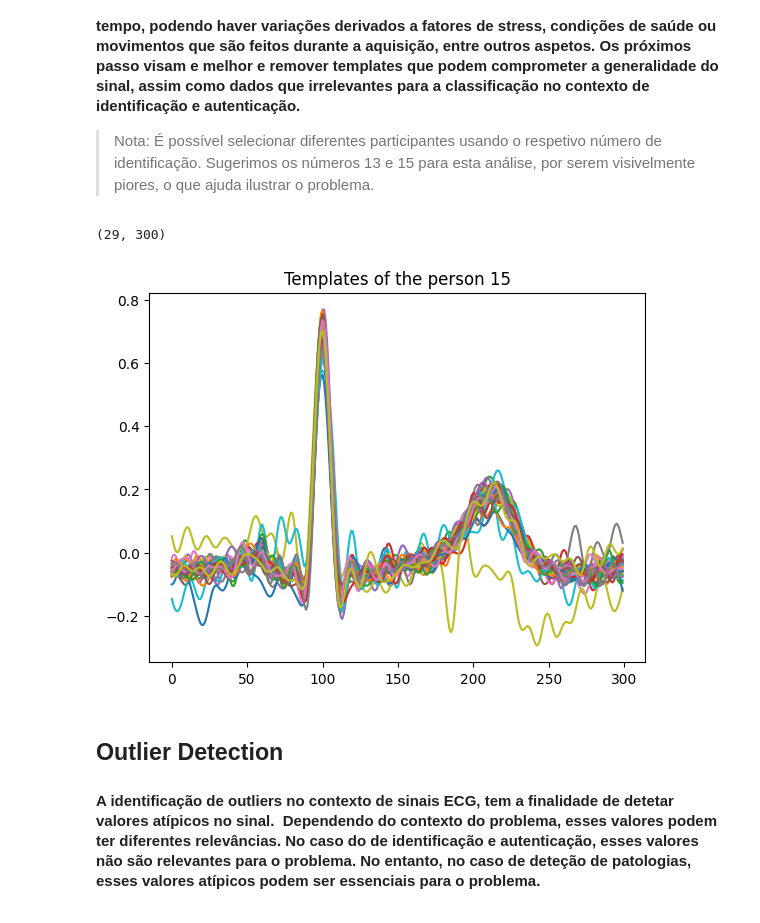
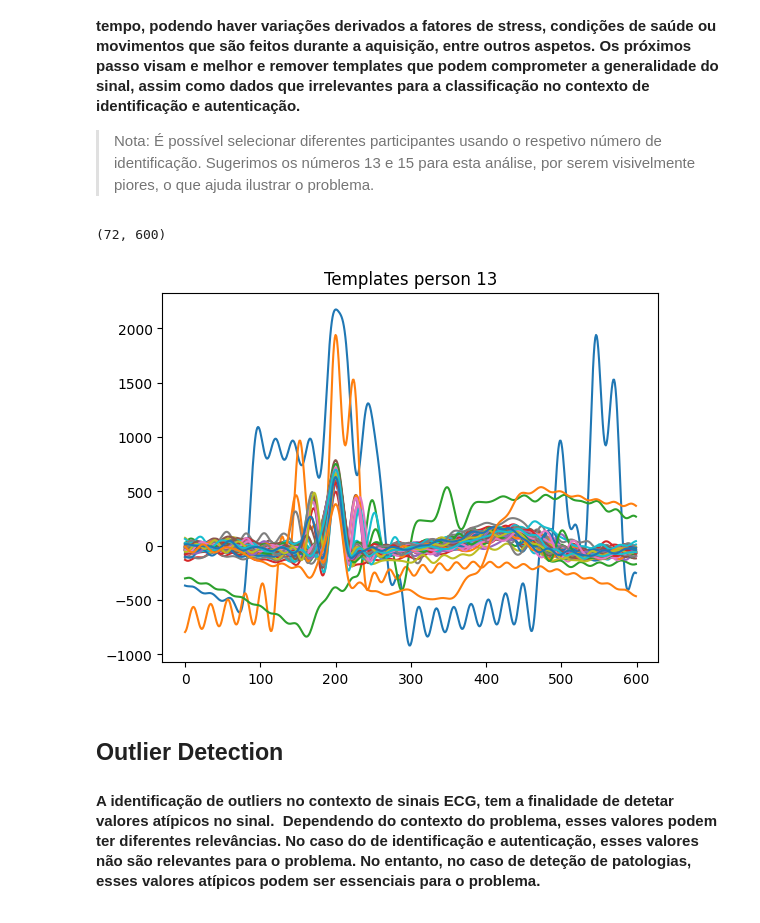
Before and after one commit to AnaSofOliveira/SB2425, a Jupyter notebook: src/TP1/ecg/ecg.ipynb, the cells around one changed output. Saved outputs shown, nothing was run; the diff lists cells and outputs as text; code cells hidden in the pictures.

```diff
--- a/src/TP1/ecg/ecg.ipynb
+++ b/src/TP1/ecg/ecg.ipynb
@@ -74,7 +75,7 @@ from imblearn.under_sampling import RandomUnderSampler
 # %% [markdown]
 #### Funções Auxiliares para a leitura dos dados da PhysioNet , é possível definir o caminho para a pasta do respetivo conjunto de dados ou limitar o número de pessoas e records a ser utilizado. Pensando no conjunto de treino e teste do sistema, os dados foram divididos por registos, assegurando uma maior generalização dos dados. Como o sinal ECG tende a ser repetitivo ao longo do tempo. No entanto, diferenças significativas podem surgir entre registos dos mesmos indivíduos se forem captados em dias diferentes. Deforma a garantir essa generalização, os dados foram separados numa proporção de 50/50, com base no número de registos de cada indivíduo.
 # %%
-dataset_path = "../../data/ecg_id" # path to the dataset
+dataset_path = "./data/ecg_id" # path to the dataset
 person_path = '{}/Person_{:02}'
 record_path = '{}/rec_{}'
 numb_persons = 90
@@ -118,7 +119,7 @@ fs = fields['fs'] # frequency
 
 #### Funções Auxiliares para a leitura dos dados dos alunos, é possível definir o caminho para a pasta do respetivo conjunto de dados ou limitar o número de pessoas e records a ser utilizado. Pensando no conjunto de treino e teste do sistema, os dados foram divididos por dois registos feitos em dias distintos. Para aumentar o desafio deste conjunto de dados, há também alunos com apenas um registo disponível, acrescentando uma generalidades dos dados.
 # %%
-dataset_path = "../../data/SB_ECGDatabase_0{}" # path to the dataset
+dataset_path = "./data/SB_ECGDatabase_0{}" # path to the dataset
 
 def load_data(dataset_path):
     records = listdir(dataset_path)
@@ -238,17 +239,17 @@ print(table_string )
 
 > Nota: É possível selecionar diferentes participantes usando o respetivo número de identificação. Sugerimos os números 13 e 15 para esta análise, por serem visivelmente piores, o que ajuda ilustrar o problema.
 # %%
-person_number = 15 #13
+person_number = 13 #15
 templates_person = templates_tain[labels_tain == person_number]
 
 print(templates_person.shape)
 
 plt.plot(templates_person.T)
-plt.title('Templates of the person {}'.format(person_number))
+plt.title('Templates person {}'.format(person_number))
 plt.show()
 # %% [output]
-(29, 300)
+(72, 600)
-[figure, old version]
+[figure, new version]
 # %% [markdown]
 ## Outlier Detection <a id="o_det"></a>
 
```
Also changed, not shown: parts of 20 cells of this notebook, 8 other files.
